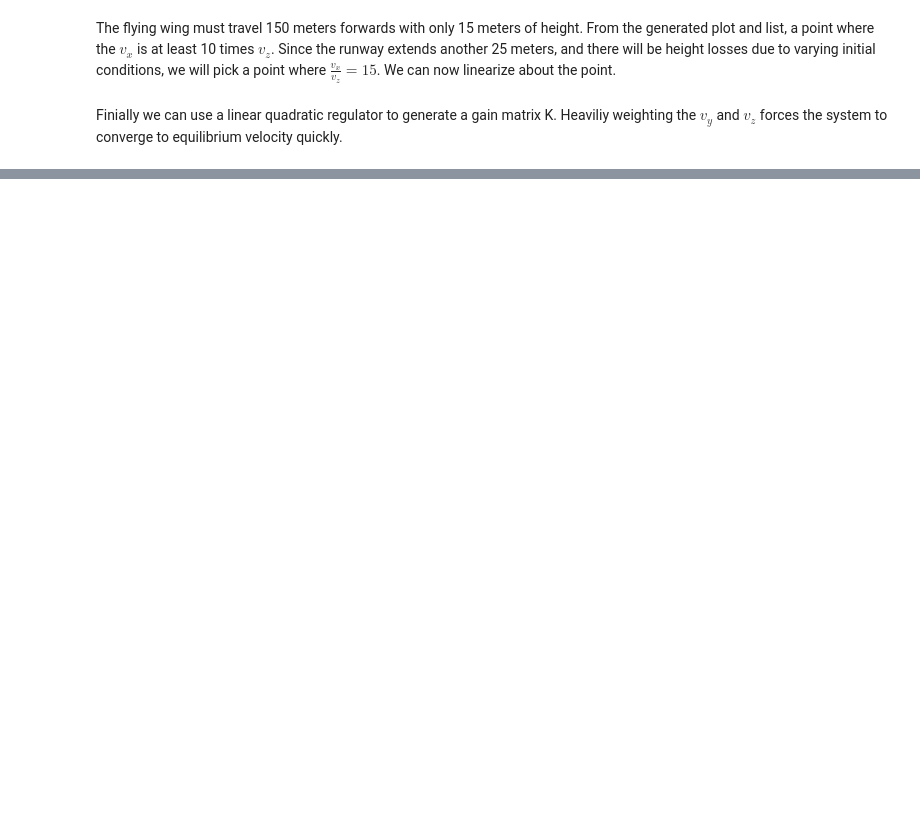
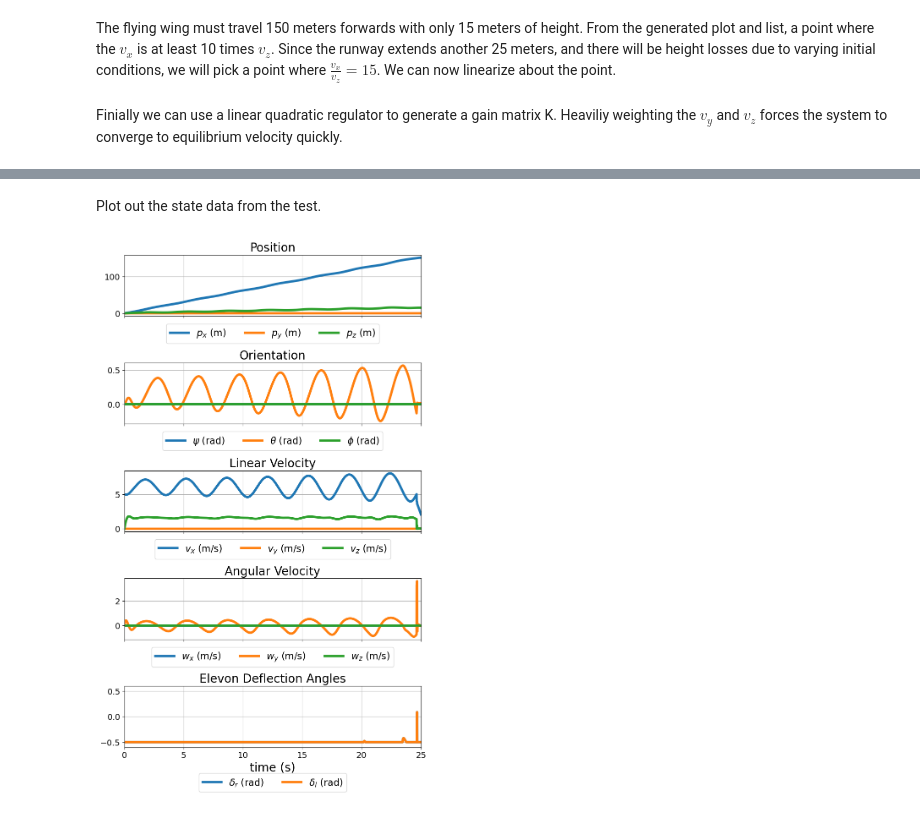
Before and after one commit to TheBestBot/ae353-sp25, a Jupyter notebook: projects/02_zagi/DP2_Code.ipynb, the cells around one changed output, grey strips where cells are left out. Drawn from its saved outputs; the diff is of its cells as text; code cells hidden in the pictures; blank space fills up the shorter version.

```diff
--- a/projects/02_zagi/DP2_Code.ipynb
+++ b/projects/02_zagi/DP2_Code.ipynb
@@ -318,0 +387,79 @@ $\displaystyle \left[\begin{matrix}-0.707106781186562 & -13.4183741874969 & -3.6
+# %%
+controller.reset()
+data = simulator.run(
+    controller,           # <-- required (an instance of your Controller class)
+    maximum_time=25.,      # <-- optional (how long you want to run the simulation in seconds)
+)
+# %% [markdown]
+Plot out the state data from the test.
+# %%
+# Create a figure with five subplots, all of which share the same x-axis
+fig, (
+    ax_pos,
+    ax_ori,
+    ax_linvel,
+    ax_angvel,
+    ax_delta,
+) = plt.subplots(5, 1, figsize=(8, 14), sharex=True)  # Increased height to 14
+
+# Plot position
+ax_pos.plot(data['t'], data['p_x'], label='$p_x$ (m)', linewidth=4)
+ax_pos.plot(data['t'], data['p_y'], label='$p_y$ (m)', linewidth=4)
+ax_pos.plot(data['t'], data['p_z'], label='$p_z$ (m)', linewidth=4)
+ax_pos.grid()
+ax_pos.set_title('Position', fontsize=20)
+ax_pos.tick_params(labelsize=14)
+ax_pos.legend(loc='upper center', bbox_to_anchor=(0.5, -0.05), ncol=3, fontsize=16)
+
+# Plot orientation
+ax_ori.plot(data['t'], data['psi'], label=r'$\psi$ (rad)', linewidth=4)
+ax_ori.plot(data['t'], data['theta'], label=r'$\theta$ (rad)', linewidth=4)
+ax_ori.plot(data['t'], data['phi'], label=r'$\phi$ (rad)', linewidth=4)
+ax_ori.grid()
+ax_ori.set_title('Orientation', fontsize=20)
+ax_ori.tick_params(labelsize=14)
+ax_ori.legend(loc='upper center', bbox_to_anchor=(0.5, -0.05), ncol=3, fontsize=16)
+
+# Plot linear velocity
+ax_linvel.plot(data['t'], data['v_x'], label=r'$v_x$ (m/s)', linewidth=4)
+ax_linvel.plot(data['t'], data['v_y'], label=r'$v_y$ (m/s)', linewidth=4)
+ax_linvel.plot(data['t'], data['v_z'], label=r'$v_z$ (m/s)', linewidth=4)
+ax_linvel.grid()
+ax_linvel.set_title('Linear Velocity', fontsize=20)
+ax_linvel.tick_params(labelsize=14)
+ax_linvel.legend(loc='upper center', bbox_to_anchor=(0.5, -0.05), ncol=3, fontsize=16)
+
+# Plot angular velocity
+ax_angvel.plot(data['t'], data['w_x'], label=r'$w_x$ (m/s)', linewidth=4)
+ax_angvel.plot(data['t'], data['w_y'], label=r'$w_y$ (m/s)', linewidth=4)
+ax_angvel.plot(data['t'], data['w_z'], label=r'$w_z$ (m/s)', linewidth=4)
+ax_angvel.grid()
+ax_angvel.set_title('Angular Velocity', fontsize=20)
+ax_angvel.tick_params(labelsize=14)
+ax_angvel.legend(loc='upper center', bbox_to_anchor=(0.5, -0.05), ncol=3, fontsize=16)
+
+# Plot elevon deflection angles - ensure both lines have proper labels
+ax_delta.plot(data['t'], data['delta_r'], color='C0', label=r'$\delta_r$ (rad)', linewidth=4)
+ax_delta.plot(data['t'], data['delta_l'], color='C1', label=r'$\delta_l$ (rad)', linewidth=4)
+ax_delta.grid()
+ax_delta.set_title('Elevon Deflection Angles', fontsize=20)
+ax_delta.tick_params(labelsize=14)
+ax_delta.set_ylim(
+    -1.2 * simulator.maximum_elevon_deflection,
+    1.2 * simulator.maximum_elevon_deflection,
+)
+
+# Add padding at the bottom for the xlabel and legend
+plt.subplots_adjust(hspace=0.5, bottom=0.15)
+
+# Set x-axis properties
+ax_delta.set_xlabel('time (s)', fontsize=20)
+ax_delta.set_xlim([data['t'][0], data['t'][-1]])
+
+# Position the legend for the last subplot in a way that doesn't overlap with the xlabel
+ax_delta.legend(loc='upper center', bbox_to_anchor=(0.5, -0.35), ncol=2, fontsize=16)
+
+# Use tight_layout but with rect parameter to reserve space at the bottom
+fig.tight_layout(rect=[0, 0.05, 1, 1])
+# %% [output]
+[figure, added]
```
Also changed, not shown: parts of 9 cells of this notebook.
